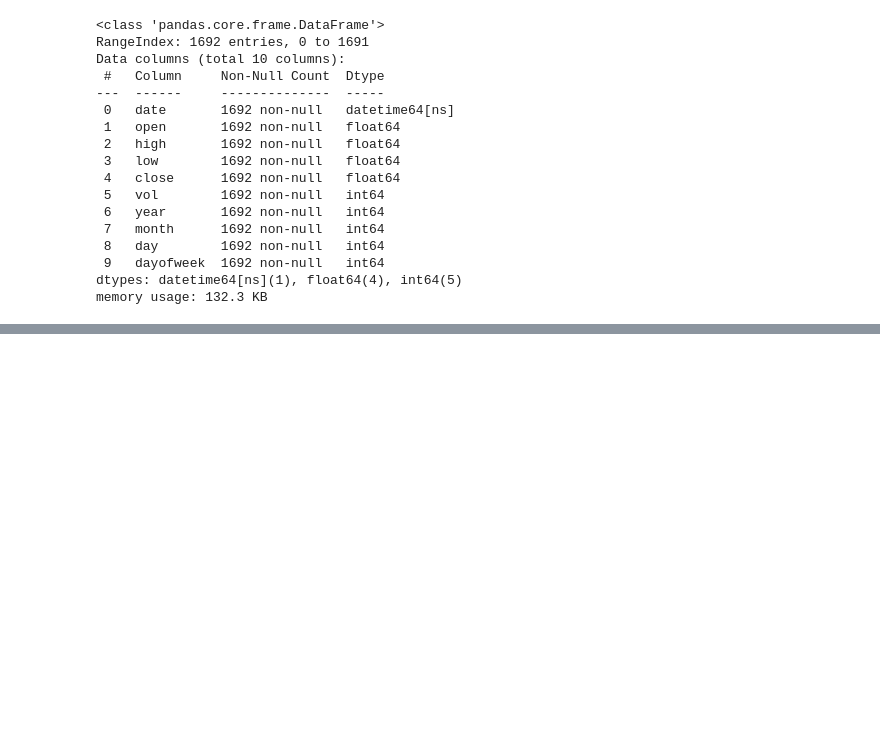
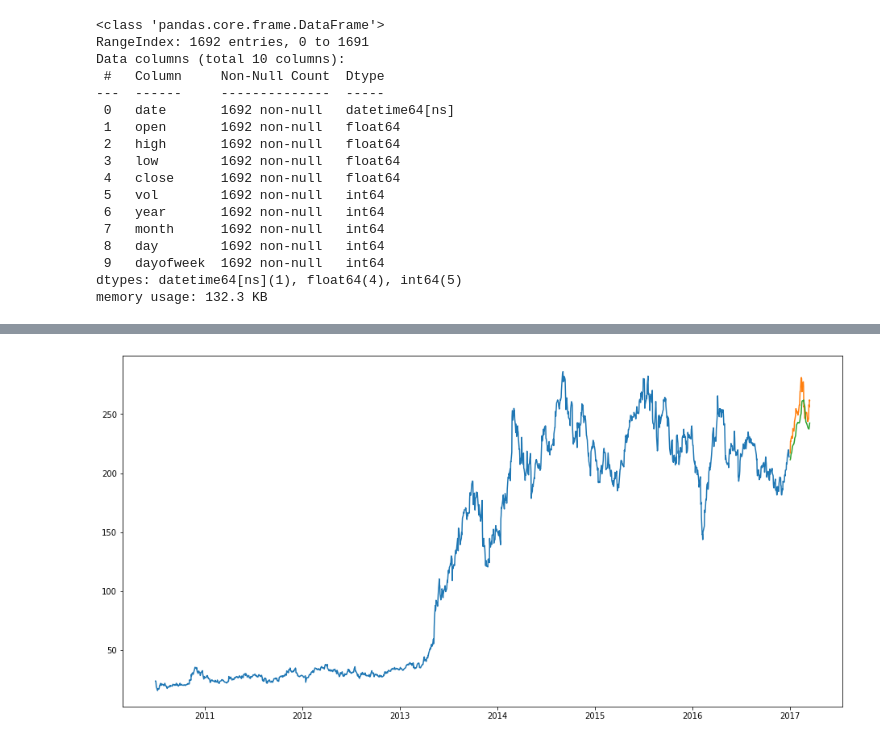
Before and after one commit to jafar-shodiq/mlearning-proj, a Jupyter notebook: stock-tesla-regression.ipynb, the cells around one changed output, grey strips where cells are left out. Saved outputs shown, nothing was run; the diff lists cells and outputs as text; code cells hidden in the pictures; blank space fills up the shorter version.

```diff
--- a/stock-tesla-regression.ipynb
+++ b/stock-tesla-regression.ipynb
@@ -309,0 +464,6 @@ df[['open', 'high', 'low', 'close', 'vol']]
+# %%
+plt.figure(figsize=(16,8))
+plt.plot(train['close'])
+plt.plot(valid[['close', 'Predictions']]);
+# %% [output]
+[figure, added]
```
Also changed, not shown: parts of 29 cells of this notebook.
